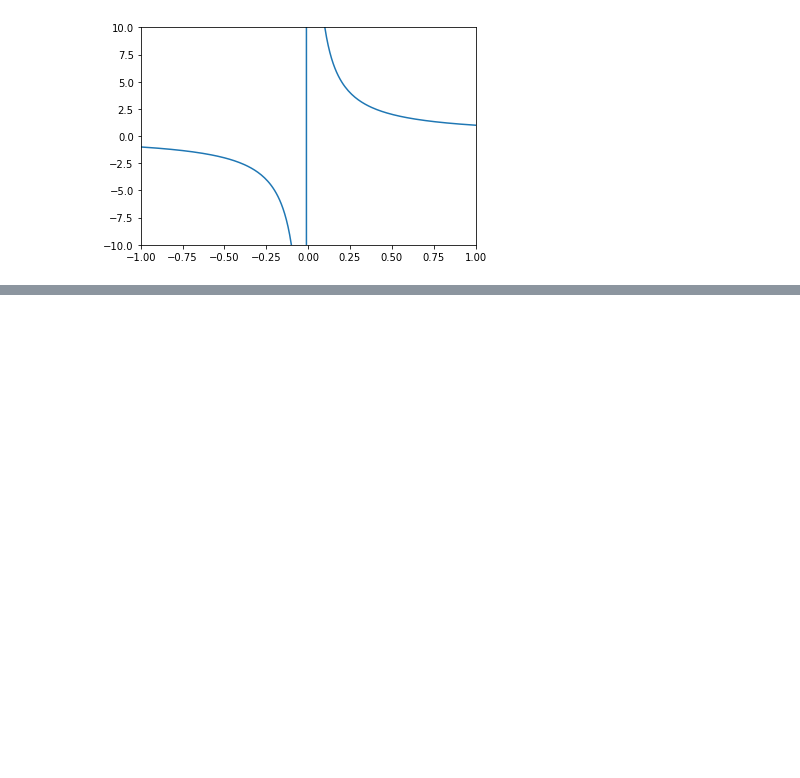
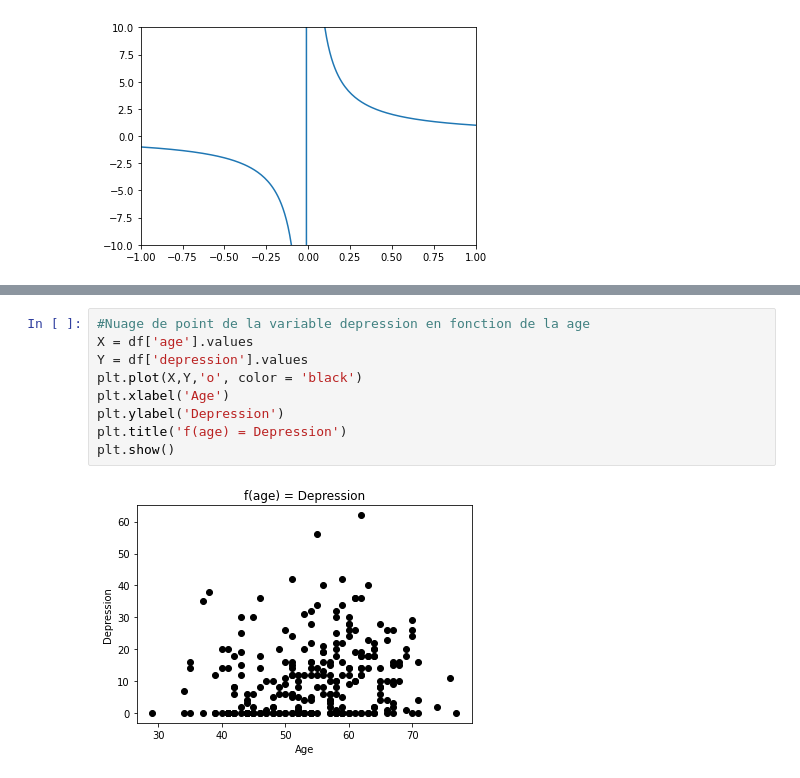
Before and after one commit to kevinDlan/notebook, a Jupyter notebook: Pyplot.ipynb, the cells around one changed output, grey strips where cells are left out. Cells and saved outputs as stored; diff of their text form; blank space fills up the shorter version.

```diff
--- a/Pyplot.ipynb
+++ b/Pyplot.ipynb
@@ -129,0 +165,11 @@ plt.close()
+# %%
+#Nuage de point de la variable depression en fonction de la age
+X = df['age'].values
+Y = df['depression'].values
+plt.plot(X,Y,'o', color = 'black')
+plt.xlabel('Age')
+plt.ylabel('Depression')
+plt.title('f(age) = Depression')
+plt.show()
+# %% [output]
+[figure, added]
```
Also changed, not shown: parts of 8 cells of this notebook, 1 other file.
